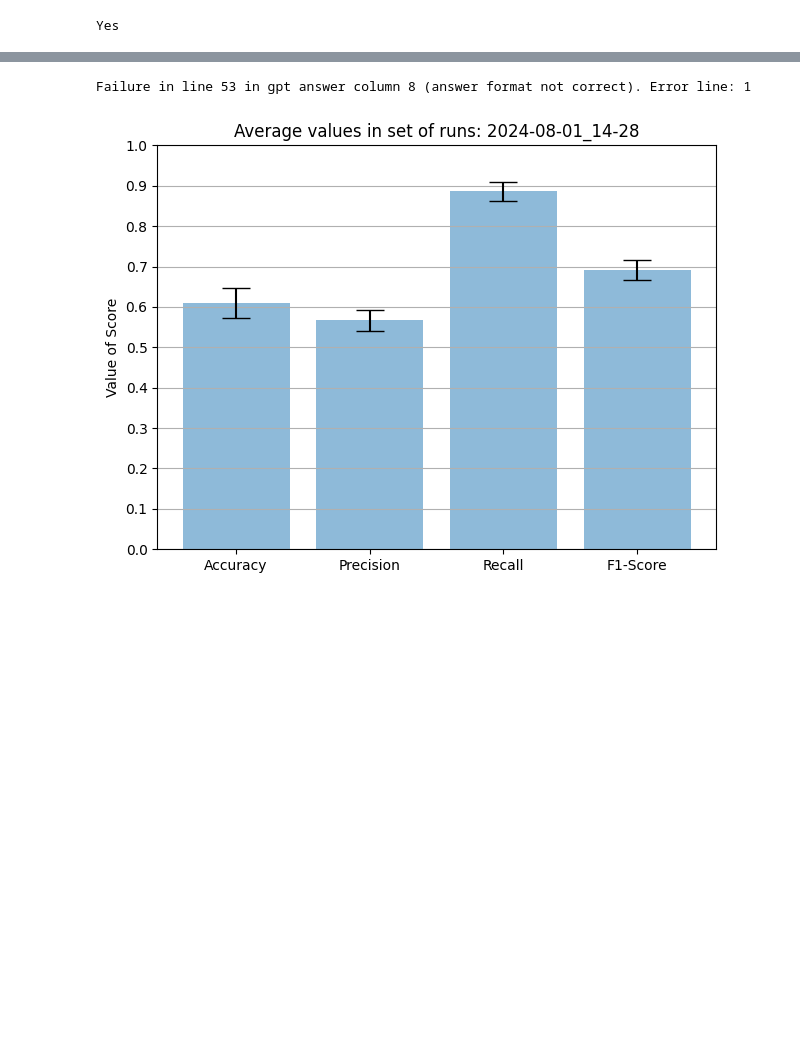
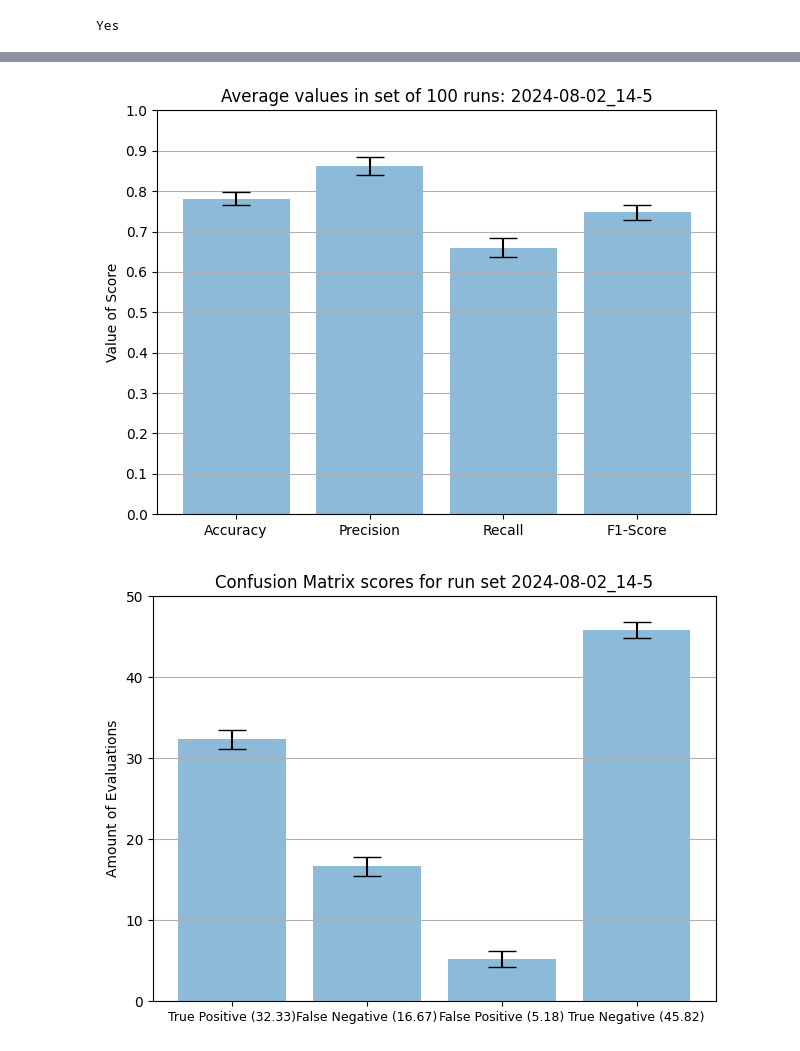
Before and after one commit to Jonas-Barth/bachelor, a Jupyter notebook: gpt.ipynb, the cells around one changed output, grey strips where cells are left out. Cells and saved outputs as stored; diff of their text form; code cells hidden in the pictures; blank space fills up the shorter version.

```diff
--- a/gpt.ipynb
+++ b/gpt.ipynb
@@ -155,7 +155,7 @@ def matrixPlotRuns (accuracy, precision, recall, f1scores, path, name):
     ax.set_ylabel('Value of Score')
     ax.set_xticks(x_pos)
     ax.set_xticklabels(labels)
-    ax.set_title('Average values in set of runs: ' + name)
+    ax.set_title('Average values in set of ' + str(len(accuracy)) + ' runs: ' + name) # len(accuracy) also returns the amount of runs
     ax.yaxis.grid(True)
     plt.ylim(0, 1)
     plt.yticks(np.arange(0, 1.1, 0.1))
@@ -583,6 +680,9 @@ datasetName = "tweet_eval_irony_train"
 datasetPath = "datasets\\" + datasetName + ".csv"
 data = pd.read_csv(datasetPath)
 data = data.head(100) # run length determined here
+
+correctConsistencyThreshold = 0.7 # When the proportion of correct evaluations of an input in a set exceets or equals this fraction, it is counted as "consistently correctly evaluated"
+                                  # example: 5 runs, correct label 1, evaluations: 1, 1, 1, 0, 1 -> counted as consistently correct since 4/5 = 0.8 evaluations correct and 0.8 >= 0.7
 
 amountOfRuns = 100
 
@@ -603,8 +703,8 @@ for i in promptFile:
         break
 
 #model = "gpt-4" #gpt-4o, gpt-4-turbo, gpt-4, and gpt-3.5-turbo
-#model = "gpt-4"
-model = "gpt-3.5-turbo"
+model = "gpt-4"
+#model = "gpt-3.5-turbo"
 if(selected):
     print('System prompt: ' + systemPrompt)
     for x in range(amountOfRuns):
@@ -684,6 +784,11 @@ precisionArray = []
 recallArray = []
 F1Array = []
 
+tpArray = []
+fnArray = []
+fpArray = []
+tnArray = []
+
 
 for res in resultScores:
     errorString = 'Errors (not parsed): \n'
@@ -691,9 +796,9 @@ for res in resultScores:
         errorString = errorString + error + '\n'
 
     linesToWrite = linesToWrite + ['Results for run ' + str(resultRuns + 1) + ': \n',
-        'Matrix:' + '\n',
-        str(res['tp']) + '  ' + str(res['fp']) + '\n',
-        str(res['fn']) + '  ' + str(res['tn']) + '\n']
+        'Confusion Matrix:' + '\n',
+        str(res['tp']) + '  ' + str(res['fn']) + '\n',
+        str(res['fp']) + '  ' + str(res['tn']) + '\n']
     linesToWrite = actionsForRunType(linesToWrite, res, runType, resultRuns, pathTime)
     linesToWrite = linesToWrite + ['Accuracy: ' + str(res['accuracy']) + '\n',
         'Precision: ' + str(res['precision']) + '\n',
@@ -705,33 +810,47 @@ for res in resultScores:
     averagePrec = averagePrec + res['precision']
     averageRec = averageRec + res['recall']
     resultRuns = resultRuns + 1
 
     runArray.append(resultRuns)
     accuracyArray.append(res['accuracy'])
     precisionArray.append(res['precision'])
     recallArray.append(res['recall'])
     F1Array.append(res['F1'])
 
+    tpArray.append(res['tp'])
+    fnArray.append(res['fn'])
+    fpArray.append(res['fp'])
+    tnArray.append(res['tn'])
+
 averageF1 = averageF1/resultRuns
 averageAcc = averageAcc/resultRuns
 averagePrec = averagePrec/resultRuns
 averageRec = averageRec/resultRuns
 
 linesToWrite = linesToWrite + ['Average Accuracy score across ' + str(resultRuns) + ' runs: ' + str(averageAcc) + '\n',
                                'Average Precision score across ' + str(resultRuns) + ' runs: ' + str(averagePrec) + '\n',
                                'Average Recall score across ' + str(resultRuns) + ' runs: ' + str(averageRec) + '\n',
                                'Average F1 score across ' + str(resultRuns) + ' runs: ' + str(averageF1)]
 
 file = open(pathTime + "\\metadata.txt", "w")
 file.writelines(linesToWrite)
 file.close()
 
 pdFrame = pd.DataFrame(data = {'Run': runArray, 'Accuracy': accuracyArray, 'Precision': precisionArray, 'Recall': recallArray, 'F1': F1Array})
 pdFrame.to_excel(pathTime + '\\scores.xlsx', index = False)
-matrixPlotRuns(accuracyArray, precisionArray, recallArray, F1Array, pathTime, (str(now.date()) + "_" + str(now.time().hour) + "-" + str(now.time().minute)) )
+matrixPlotRuns(accuracyArray, precisionArray, recallArray, F1Array, pathTime, (str(now.date()) + "_" + str(now.time().hour) + "-" + str(now.time().minute)))
+
+pdFrameMatrix = pd.DataFrame(data = {'tp': tpArray, 'fn': fnArray, 'fp': fpArray, 'tn': tnArray})
+pdFrameMatrix.to_excel(pathTime + '\\scoreMatrix.xlsx', index = False)
+matrixPlotValues(tpArray, fpArray, fnArray, tnArray, pathTime, (str(now.date()) + "_" + str(now.time().hour) + "-" + str(now.time().minute)))
+
+outputLines = outputConsistency(resultSetAlt, correctConsistencyThreshold)
+file = open(pathTime + "\\classificationConsistency.txt", "w")
+file.writelines(outputLines)
+file.close()
 
 # save the original data evaluated as well as the results (all of which is in resultSetAlt) as a csv for review if required
 resultSetAlt.to_csv(pathTime + '\\results.csv', index = False)
 # %% [output]
-Failure in line 53 in gpt answer column 8 (answer format not correct). Error line: 1
-[figure, old version]
+[figure, new version]
+[figure, added]
```
Also changed, not shown: parts of 3 cells of this notebook, 27 other files.
